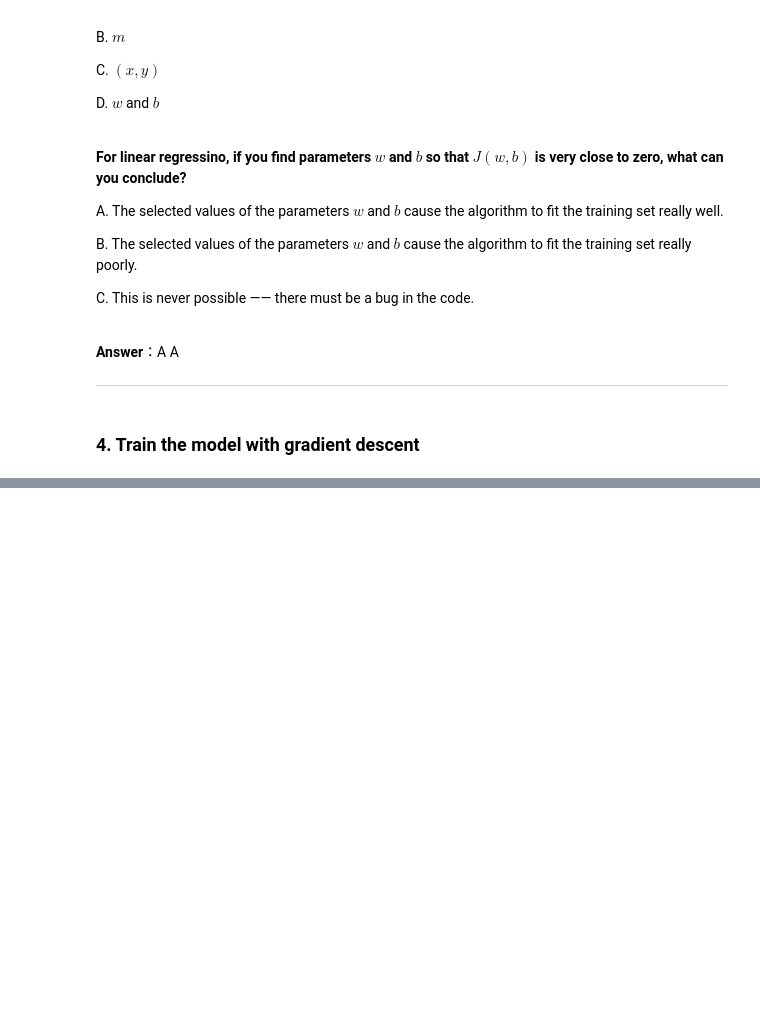
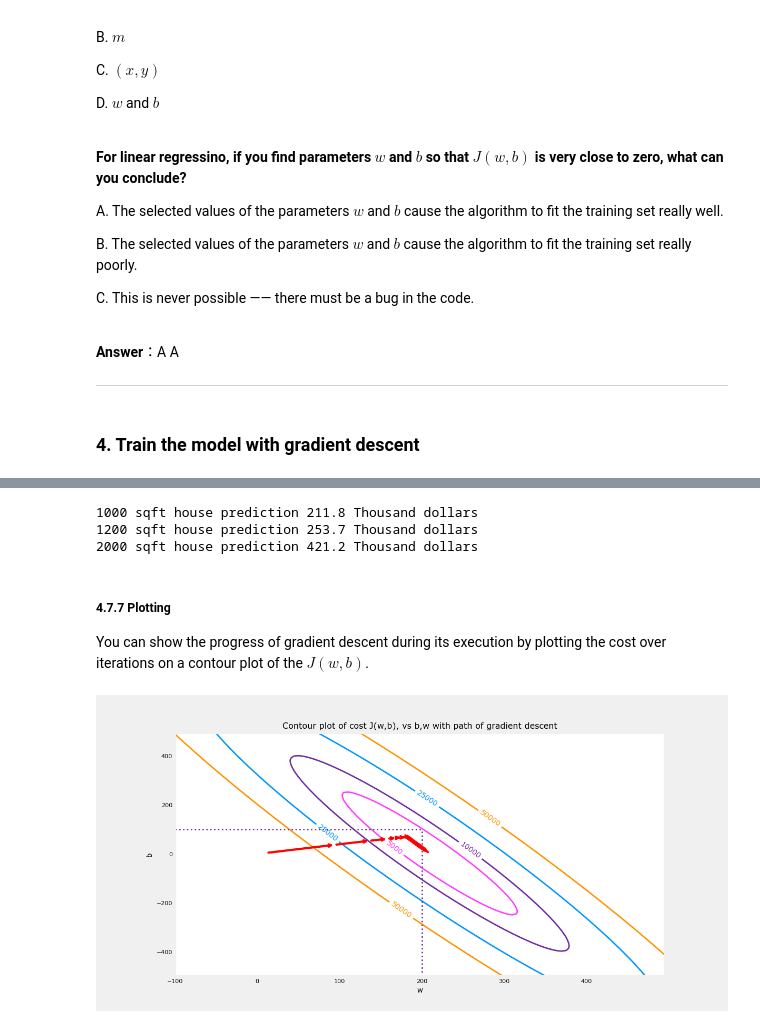
Before and after one commit to SHX0718/Machine-Learning-Specialization, a Jupyter notebook: MachineLearning-Notebook/Machine Learning Specialization.ipynb, the cells around one changed output, grey strips where cells are left out. Saved outputs shown, nothing was run; the diff lists cells and outputs as text; code cells hidden in the pictures; blank space fills up the shorter version.

```diff
--- a/MachineLearning-Notebook/Machine Learning Specialization.ipynb
+++ b/MachineLearning-Notebook/Machine Learning Specialization.ipynb
@@ -1154,0 +1554,16 @@ This is like our previous example where we had temporarily set $b$ equal to 0 wi
+# %%
+print(f"1000 sqft house prediction {w_final*1.0 + b_final:0.1f} Thousand dollars")
+print(f"1200 sqft house prediction {w_final*1.2 + b_final:0.1f} Thousand dollars")
+print(f"2000 sqft house prediction {w_final*2.0 + b_final:0.1f} Thousand dollars")
+# %% [output]
+1000 sqft house prediction 211.8 Thousand dollars
+1200 sqft house prediction 253.7 Thousand dollars
+2000 sqft house prediction 421.2 Thousand dollars
+# %% [markdown]
+##### 4.7.7 Plotting
+You can show the progress of gradient descent during its execution by plotting the cost over iterations on a contour plot of the $J(w,b)$.
+# %%
+fig, ax = plt.subplots(1,1, figsize=(12, 6))
+plt_contour_wgrad(x_train, y_train, p_hist, ax)
+# %% [output]
+[figure, added]
```
Also changed, not shown: parts of 46 cells of this notebook, 23 other files.
